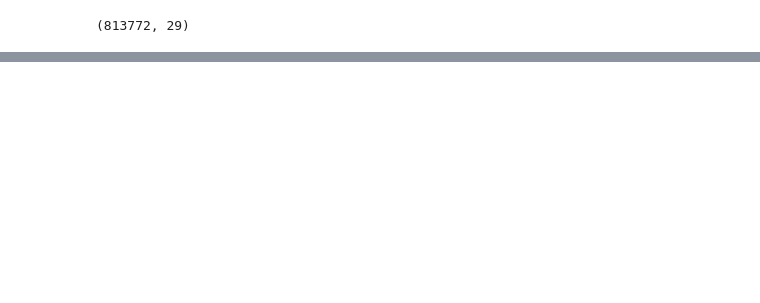
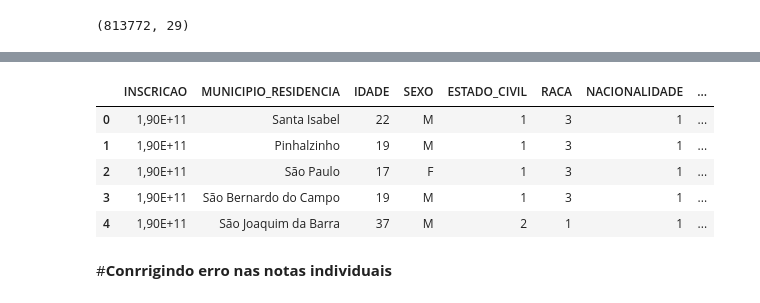
Before and after one commit to mateus-neres/Analise_estatistica_enem_2019, a Jupyter notebook: tratamento_enem_2019.ipynb, the cells around one changed output, grey strips where cells are left out. Drawn from its saved outputs; the diff is of its cells as text; code cells hidden in the pictures; blank space fills up the shorter version.

```diff
--- a/tratamento_enem_2019.ipynb
+++ b/tratamento_enem_2019.ipynb
@@ -56,0 +87,23 @@ dados1.shape
+# %%
+# Aplicando em varias colunas
+dados1 = dados1.rename(columns={"NU_NOTA_CN":"NOTA_CN", "NU_NOTA_CH":"NOTA_CH",
+                                "NU_NOTA_LC":"NOTA_LC", "NU_NOTA_MT":"NOTA_MT"})
+# %%
+dados1 = dados1.rename(columns={"NU_INSCRICAO":"INSCRICAO","NO_MUNICIPIO_RESIDENCIA":"MUNICIPIO_RESIDENCIA",
+                                "NU_IDADE":"IDADE", "TP_SEXO":"SEXO","TP_ESTADO_CIVIL":"ESTADO_CIVIL",
+                                "TP_COR_RACA":"RACA", "TP_NACIONALIDADE":"NACIONALIDADE","TP_ESCOLA":"ESCOLA","Q025":"INTERNET"})
+# %%
+dados1 = dados1.rename(columns={"NU_NOTA_COMP1":"COMP1","NU_NOTA_COMP2":"COMP2","NU_NOTA_COMP3":"COMP3","NU_NOTA_COMP4":"COMP4","NU_NOTA_COMP5	":"COMP5"})
+# %%
+dados1 = dados1.rename(columns={"TP_LINGUA":"LINGUA"})
+# %%
+dados1.head()
+# %% [output]
+|  | INSCRICAO | MUNICIPIO_RESIDENCIA | IDADE | SEXO | ESTADO_CIVIL | RACA | NACIONALIDADE | ... |
+| 0 | 1,90E+11 | Santa Isabel | 22 | M | 1 | 3 | 1 | ... |
+| 1 | 1,90E+11 | Pinhalzinho | 19 | M | 1 | 3 | 1 | ... |
+| 2 | 1,90E+11 | São Paulo | 17 | F | 1 | 3 | 1 | ... |
+| 3 | 1,90E+11 | São Bernardo do Campo | 19 | M | 1 | 3 | 1 | ... |
+| 4 | 1,90E+11 | São Joaquim da Barra | 37 | M | 2 | 1 | 1 | ... |
+# %% [markdown]
+#**Conrrigindo erro nas notas individuais**
```
Also changed, not shown: parts of 16 cells of this notebook.
